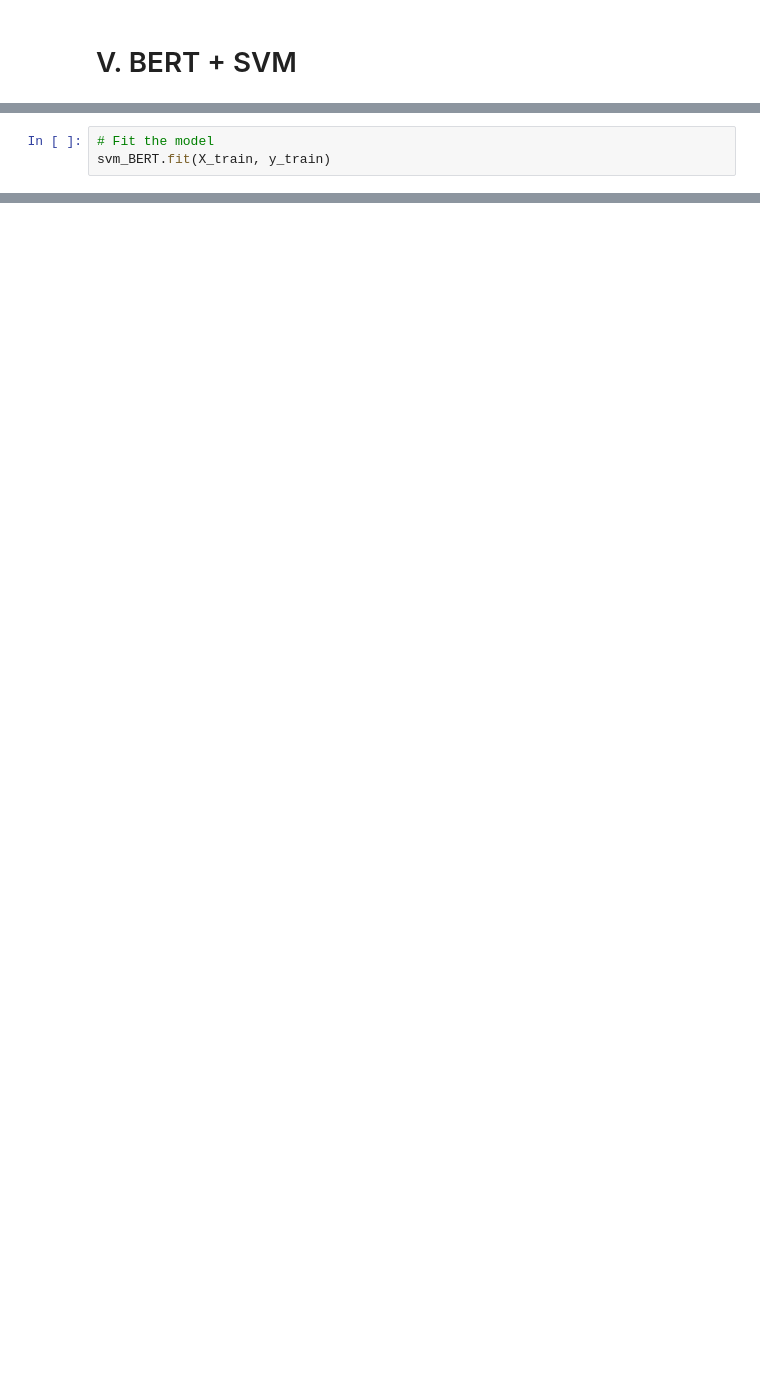
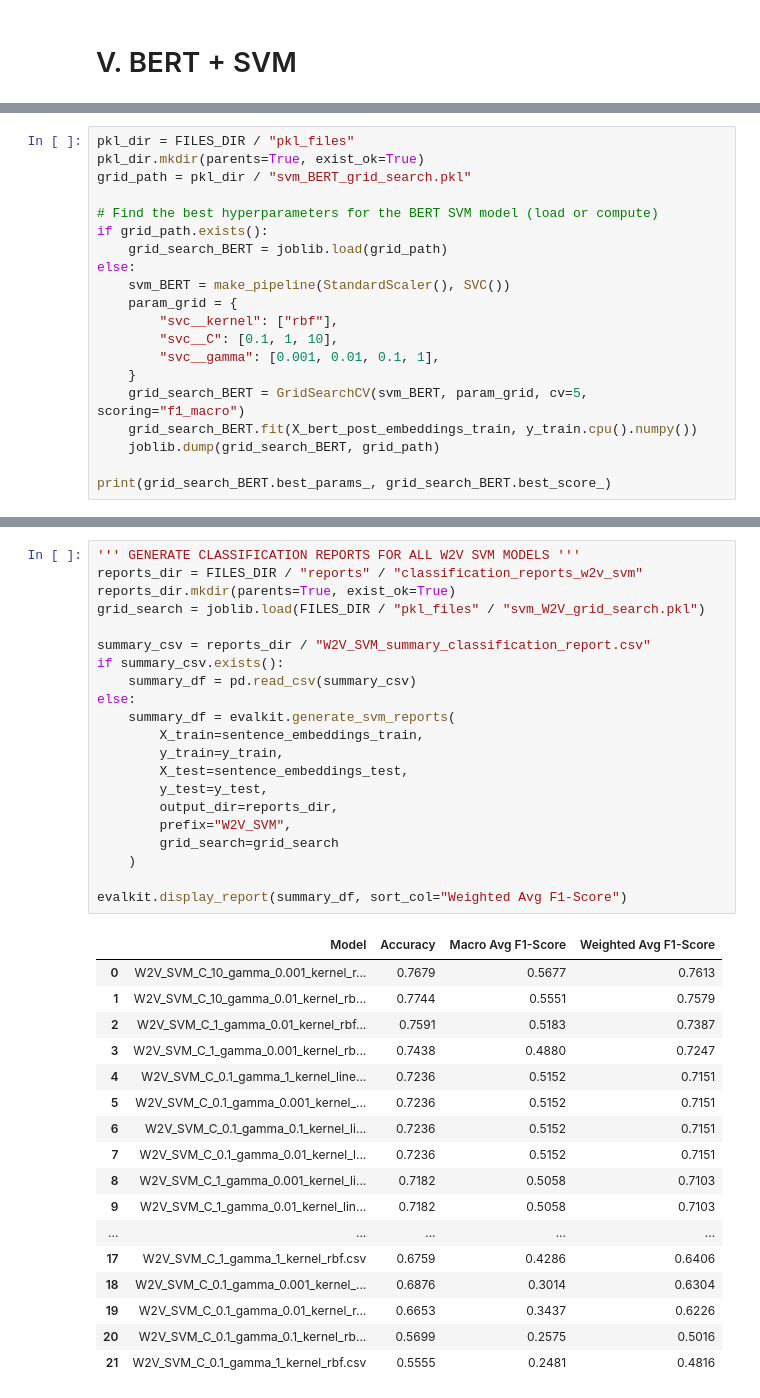
Before and after one commit to antek-lopacz/sentiment_analysis_bitcoin, a Jupyter notebook: main.ipynb, the cells around one changed output, grey strips where cells are left out. Drawn from its saved outputs; the diff is of its cells as text; blank space fills up the shorter version.

```diff
--- a/main.ipynb
+++ b/main.ipynb
@@ -526,3 +949,0 @@ svm_BERT = make_pipeline(
-# %%
-# Fit the model
-svm_BERT.fit(X_train, y_train)
@@ -528,0 +955,20 @@ svm_BERT.fit(X_train, y_train)
+# %%
+pkl_dir = FILES_DIR / "pkl_files"
+pkl_dir.mkdir(parents=True, exist_ok=True)
+grid_path = pkl_dir / "svm_BERT_grid_search.pkl"
+
+# Find the best hyperparameters for the BERT SVM model (load or compute)
+if grid_path.exists():
+    grid_search_BERT = joblib.load(grid_path)
+else:
+    svm_BERT = make_pipeline(StandardScaler(), SVC())
+    param_grid = {
+        "svc__kernel": ["rbf"],
+        "svc__C": [0.1, 1, 10],
+        "svc__gamma": [0.001, 0.01, 0.1, 1],
+    }
+    grid_search_BERT = GridSearchCV(svm_BERT, param_grid, cv=5, scoring="f1_macro")
+    grid_search_BERT.fit(X_bert_post_embeddings_train, y_train.cpu().numpy())
+    joblib.dump(grid_search_BERT, grid_path)
+
+print(grid_search_BERT.best_params_, grid_search_BERT.best_score_)
@@ -542,0 +1039,39 @@ print("Predicted Class:", class_dict[predicted_class])
+# %%
+''' GENERATE CLASSIFICATION REPORTS FOR ALL W2V SVM MODELS '''
+reports_dir = FILES_DIR / "reports" / "classification_reports_w2v_svm"
+reports_dir.mkdir(parents=True, exist_ok=True)
+grid_search = joblib.load(FILES_DIR / "pkl_files" / "svm_W2V_grid_search.pkl")
+
+summary_csv = reports_dir / "W2V_SVM_summary_classification_report.csv"
+if summary_csv.exists():
+    summary_df = pd.read_csv(summary_csv)
+else:
+    summary_df = evalkit.generate_svm_reports(
+        X_train=sentence_embeddings_train,
+        y_train=y_train,
+        X_test=sentence_embeddings_test,
+        y_test=y_test,
+        output_dir=reports_dir,
+        prefix="W2V_SVM",
+        grid_search=grid_search
+    )
+
+evalkit.display_report(summary_df, sort_col="Weighted Avg F1-Score")
+# %% [output]
+|  | Model | Accuracy | Macro Avg F1-Score | Weighted Avg F1-Score |
+| 0 | W2V_SVM_C_10_gamma_0.001_kernel_r... | 0.7679 | 0.5677 | 0.7613 |
+| 1 | W2V_SVM_C_10_gamma_0.01_kernel_rb... | 0.7744 | 0.5551 | 0.7579 |
+| 2 | W2V_SVM_C_1_gamma_0.01_kernel_rbf... | 0.7591 | 0.5183 | 0.7387 |
+| 3 | W2V_SVM_C_1_gamma_0.001_kernel_rb... | 0.7438 | 0.4880 | 0.7247 |
+| 4 | W2V_SVM_C_0.1_gamma_1_kernel_line... | 0.7236 | 0.5152 | 0.7151 |
+| 5 | W2V_SVM_C_0.1_gamma_0.001_kernel_... | 0.7236 | 0.5152 | 0.7151 |
+| 6 | W2V_SVM_C_0.1_gamma_0.1_kernel_li... | 0.7236 | 0.5152 | 0.7151 |
+| 7 | W2V_SVM_C_0.1_gamma_0.01_kernel_l... | 0.7236 | 0.5152 | 0.7151 |
+| 8 | W2V_SVM_C_1_gamma_0.001_kernel_li... | 0.7182 | 0.5058 | 0.7103 |
+| 9 | W2V_SVM_C_1_gamma_0.01_kernel_lin... | 0.7182 | 0.5058 | 0.7103 |
+| ... | ... | ... | ... | ... |
+| 17 | W2V_SVM_C_1_gamma_1_kernel_rbf.csv | 0.6759 | 0.4286 | 0.6406 |
+| 18 | W2V_SVM_C_0.1_gamma_0.001_kernel_... | 0.6876 | 0.3014 | 0.6304 |
+| 19 | W2V_SVM_C_0.1_gamma_0.01_kernel_r... | 0.6653 | 0.3437 | 0.6226 |
+| 20 | W2V_SVM_C_0.1_gamma_0.1_kernel_rb... | 0.5699 | 0.2575 | 0.5016 |
+| 21 | W2V_SVM_C_0.1_gamma_1_kernel_rbf.csv | 0.5555 | 0.2481 | 0.4816 |
```
Also changed, not shown: parts of 98 cells of this notebook, 9 other files.
